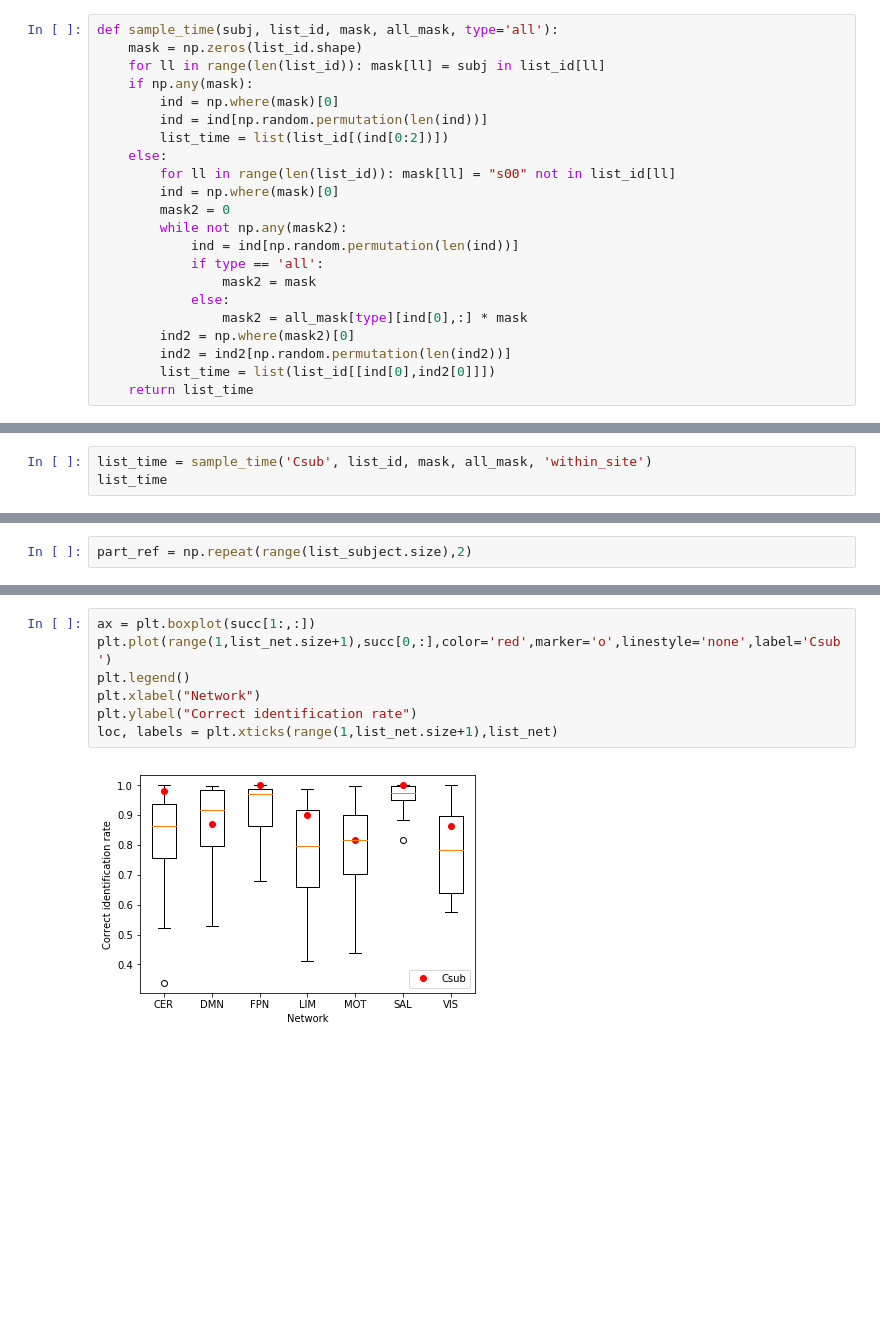
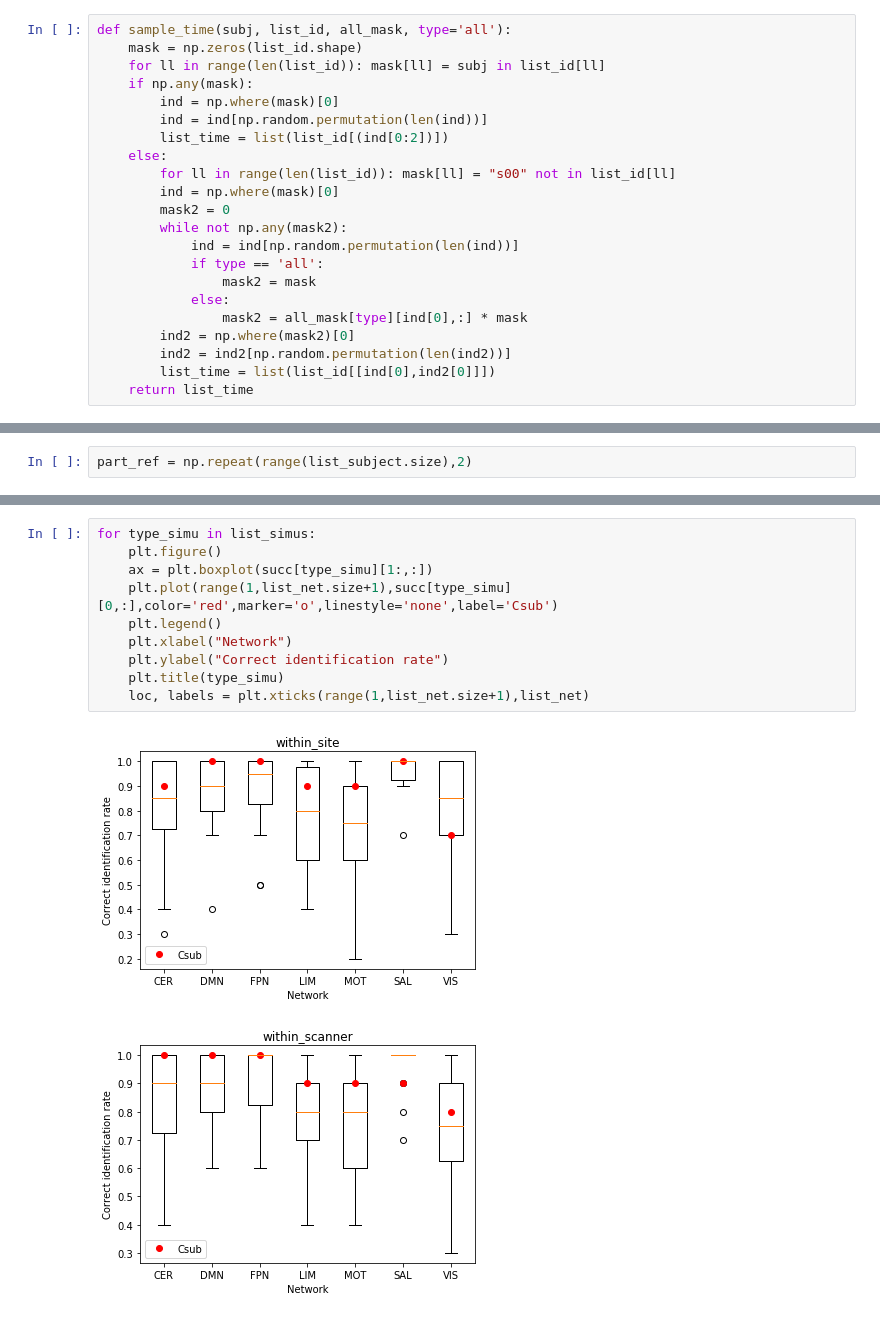
Before and after one commit to SIMEXP/cdip_human_phantom, a Jupyter notebook: notebooks/stats_fingerprinting.ipynb, the cells around one changed output, grey strips where cells are left out. Drawn from its saved outputs; the diff is of its cells as text; blank space fills up the shorter version.

Commit message:
Bug fix, and added all types of simulations in the same notebook.

```diff
--- a/notebooks/stats_fingerprinting.ipynb
+++ b/notebooks/stats_fingerprinting.ipynb
@@ -271,7 +271,7 @@ def dice(list_subject,part2):
     d = 2*np.sum((part1==1)&(part2==1))/(np.sum(part1)+np.sum(part2))
     return d
 # %%
-def sample_time(subj, list_id, mask, all_mask, type='all'):
+def sample_time(subj, list_id, all_mask, type='all'):
     mask = np.zeros(list_id.shape)
     for ll in range(len(list_id)): mask[ll] = subj in list_id[ll]
     if np.any(mask):
@@ -304,3 +294,0 @@ array(['Csub', 's0025427', 's0025428', 's0025429', 's0025430', 's0025431',
-# %%
-list_time = sample_time('Csub', list_id, mask, all_mask, 'within_site')
-list_time
@@ -340,9 +339,13 @@ VIS
 # %%
-ax = plt.boxplot(succ[1:,:])
-plt.plot(range(1,list_net.size+1),succ[0,:],color='red',marker='o',linestyle='none',label='Csub')
-plt.legend()
-plt.xlabel("Network")
-plt.ylabel("Correct identification rate")
-loc, labels = plt.xticks(range(1,list_net.size+1),list_net)
+for type_simu in list_simus:
+    plt.figure()
+    ax = plt.boxplot(succ[type_simu][1:,:])
+    plt.plot(range(1,list_net.size+1),succ[type_simu][0,:],color='red',marker='o',linestyle='none',label='Csub')
+    plt.legend()
+    plt.xlabel("Network")
+    plt.ylabel("Correct identification rate")
+    plt.title(type_simu)
+    loc, labels = plt.xticks(range(1,list_net.size+1),list_net)
 # %% [output]
-[figure, old version]
+[figure, new version]
+[figure, added]
```
Also changed, not shown: parts of 8 cells of this notebook.
